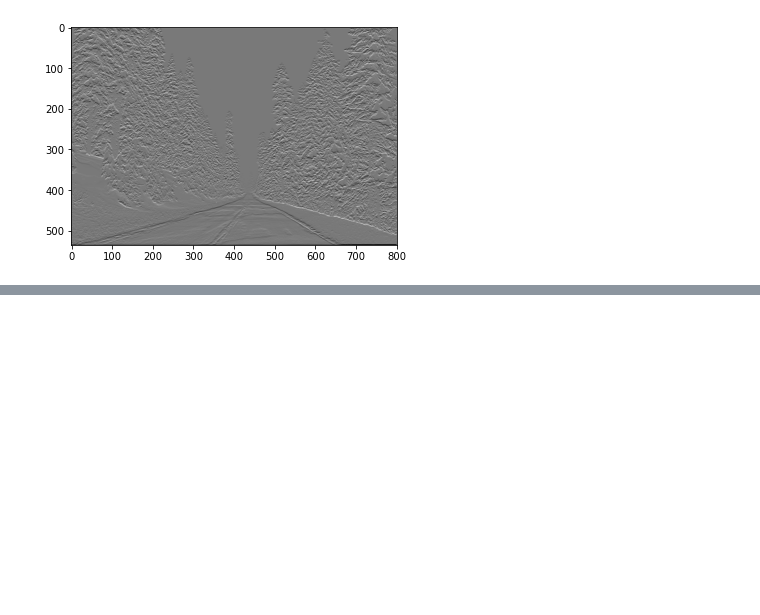
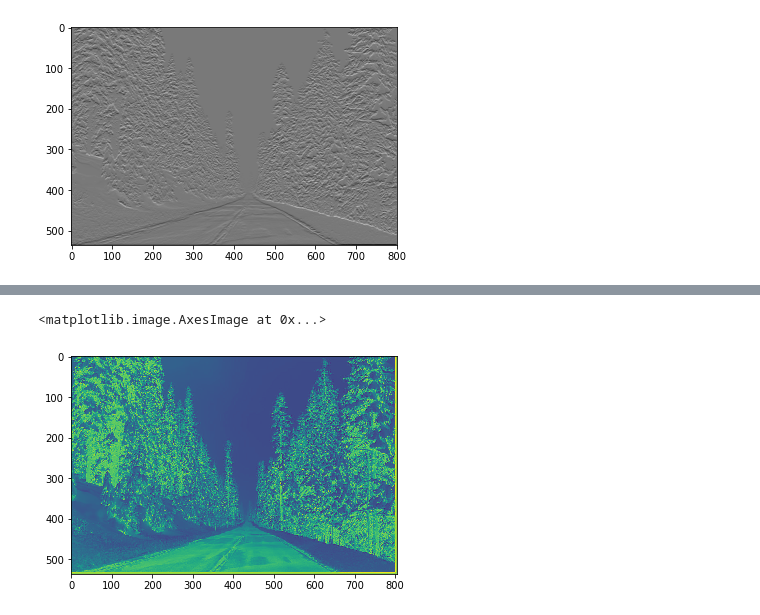
Before and after one commit to ligia26/cv_lab2, a Jupyter notebook: code/Image_enhancement/Untitled.ipynb, the cells around one changed output, grey strips where cells are left out. Saved outputs shown, nothing was run; the diff lists cells and outputs as text; code cells hidden in the pictures; blank space fills up the shorter version.

```diff
--- a/code/Image_enhancement/Untitled.ipynb
+++ b/code/Image_enhancement/Untitled.ipynb
@@ -35,0 +80,6 @@ plt.imshow(Gy, cmap='gray')
+# %%
+im2 = compute_LoG(img, 2)
+plt.imshow(im2)
+# %% [output]
+<matplotlib.image.AxesImage at 0x...>
+[figure, added]
```
Also changed, not shown: parts of 3 cells of this notebook, 2 other files.
